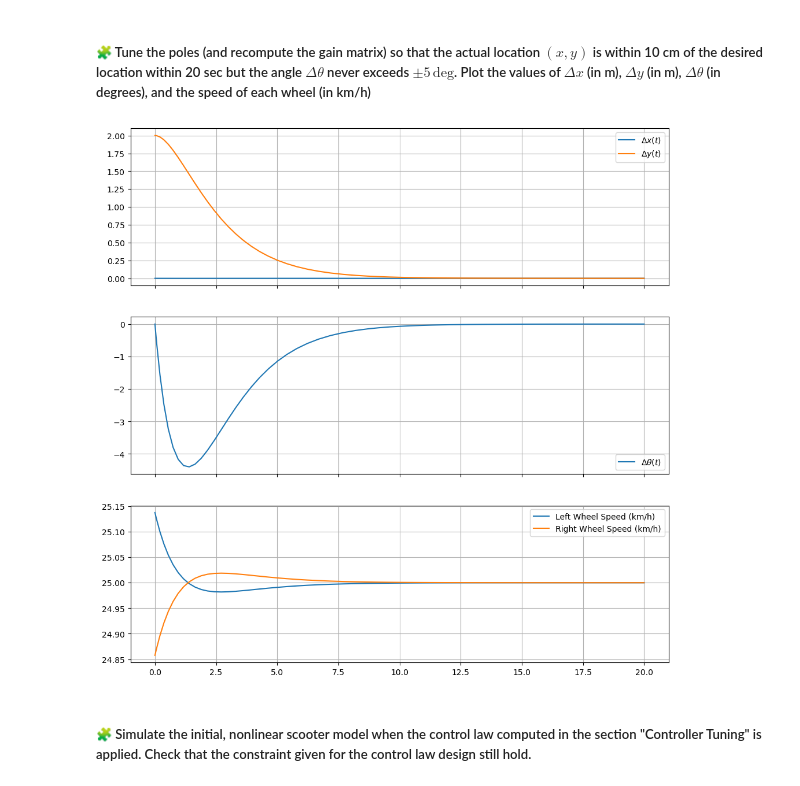
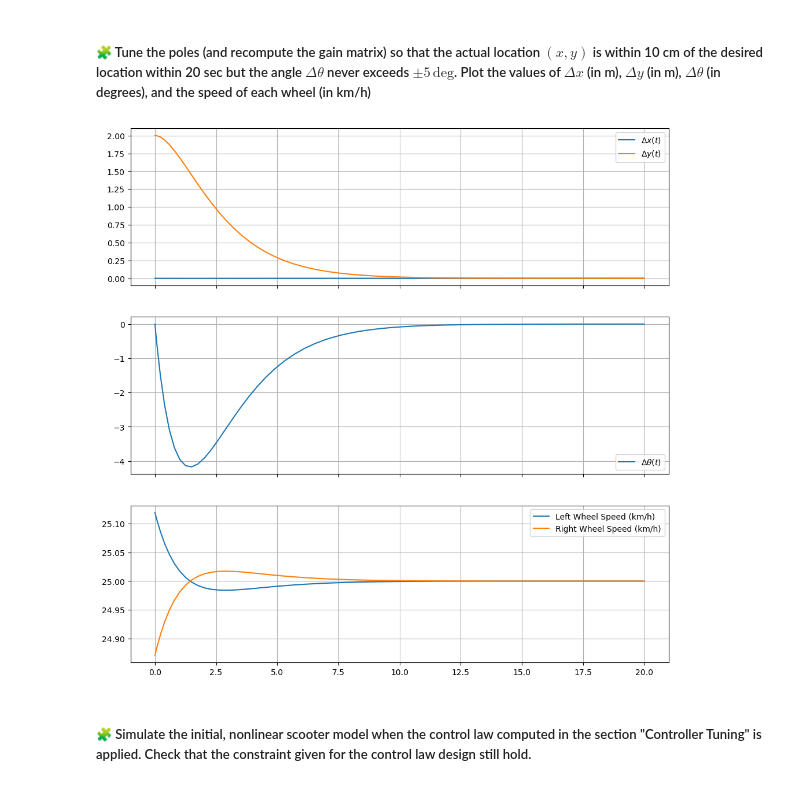
Before and after one commit to Nezar-ELMESSNAOUI/control-engineering-with-python-project-2023-2024, a Jupyter notebook: Project-part-3.ipynb, the cells around one changed output. Saved outputs shown, nothing was run; the diff lists cells and outputs as text; code cells hidden in the pictures.

```diff
--- a/Project-part-3.ipynb
+++ b/Project-part-3.ipynb
@@ -565,39 +565,37 @@ pass
 # %% [markdown]
 ##### 🧩 Tune the poles (and recompute the gain matrix) so that the actual location $(x, y)$ is within 10 cm of the desired location within 20 sec but the angle $\Delta \theta$ never exceeds $\pm 5 \, \mathrm{deg}$. Plot the values of $\Delta x$ (in m), $\Delta y$ (in m), $\Delta \theta$ (in degrees), and the speed of each wheel (in km/h)
 # %%
-poles = [-0.6,-0.7,-0.9] # Strictly negative real part
+poles = [-0.6,-0.7,-0.8] # Strictly negative real part
 K = place_poles(A,B,poles).gain_matrix
 
-def deltaOmega(t,deltaX):
-    return -K@deltaX
+t2 = 20
+sol = solve_ivp(fun=lin_fun,t_span=[0,t2],y0=[0,2,0],dense_output=True, rtol=1e-6, atol=1e-12)
 
-t2 = 20
-simul = solve_ivp(fun=lin_fun,t_span=[0,t2],y0=[0,2,0],dense_output=True, rtol=1e-6, atol=1e-12)
+t = sol.t
+dx, dy, dtheta = sol["sol"](t)
 
-t = simul.t
-dx, dy, dtheta = simul["sol"](t)
 fig=figure(figsize=(12, 12))
 ax1, ax2, ax3 = fig.subplots(3, 1, sharex=True)
 ax1.grid(True)
 ax1.plot(t, dx, label="$\Delta x(t)$")
 ax1.plot(t, dy, label="$\Delta y(t)$")
 ax1.legend()
 ax2.grid(True)
 ax2.plot(t, dtheta*180/pi, label=r"$\Delta\theta(t)$")
 ax2.legend()
 
-dX = simul["sol"](t)
+dX = sol["sol"](t)
 dOmega = -K@dX
 dOmega_l = dOmega[0]
 dOmega_r = dOmega[1]
-omega_l = dOmega_l + v/r
-omega_r = dOmega_r + v/r
+omega_l = dOmega_l +v/r
+omega_r = dOmega_r +v/r
 
-ax3.plot(t,omega_l*3.6*r, label="Left Wheel Speed (km/h)")
-ax3.plot(t,omega_r*3.6*r, label="Right Wheel Speed (km/h)")
+ax3.plot(t,omega_l*r*3.6, label=r"Left Wheel Speed (km/h)")
+ax3.plot(t,omega_r*r*3.6, label=r"Right Wheel Speed (km/h)")
 ax3.legend()
 ax3.grid()
 # %% [output]
-[figure, old version]
+[figure, new version]
 # %% [markdown]
 ##### 🧩 Simulate the initial, nonlinear scooter model when the control law computed in the section "Controller Tuning" is applied. Check that the constraint given for the control law design still hold.
```
Also changed, not shown: parts of 6 cells of this notebook.
